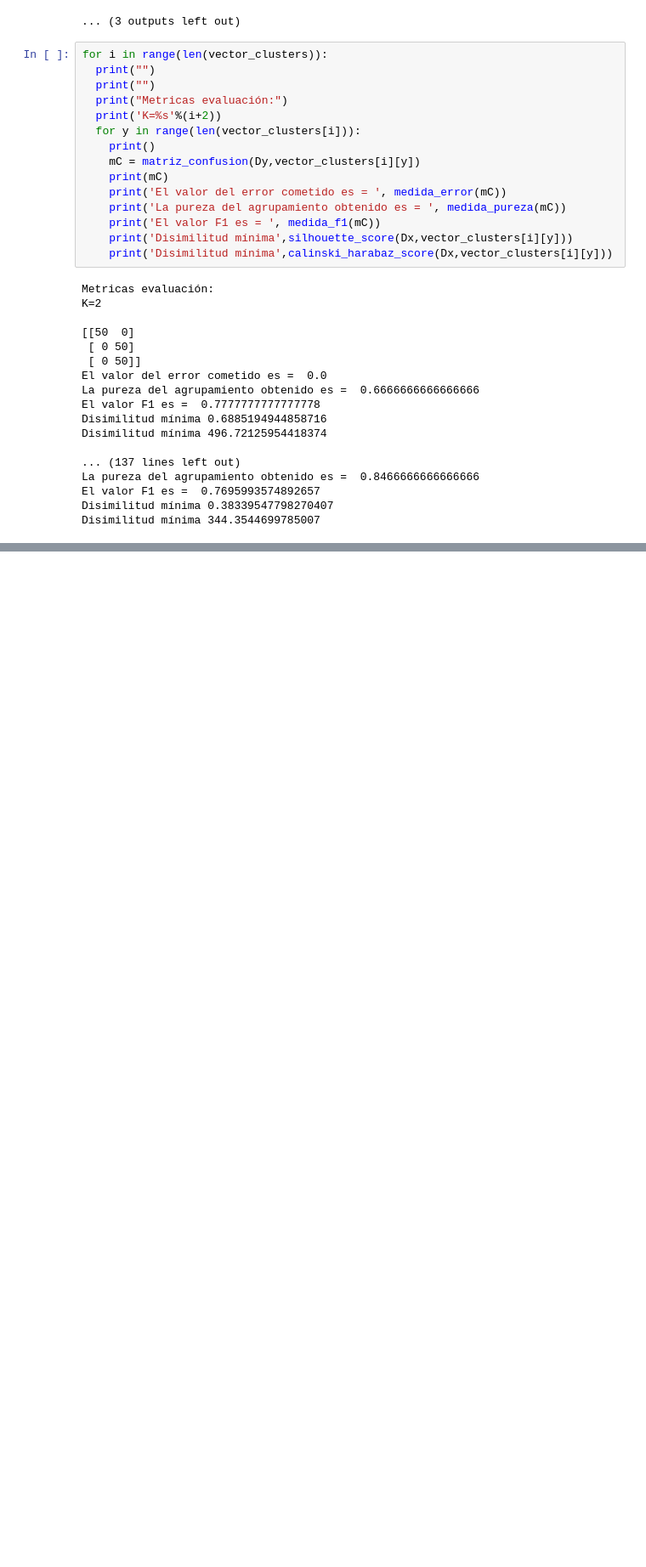
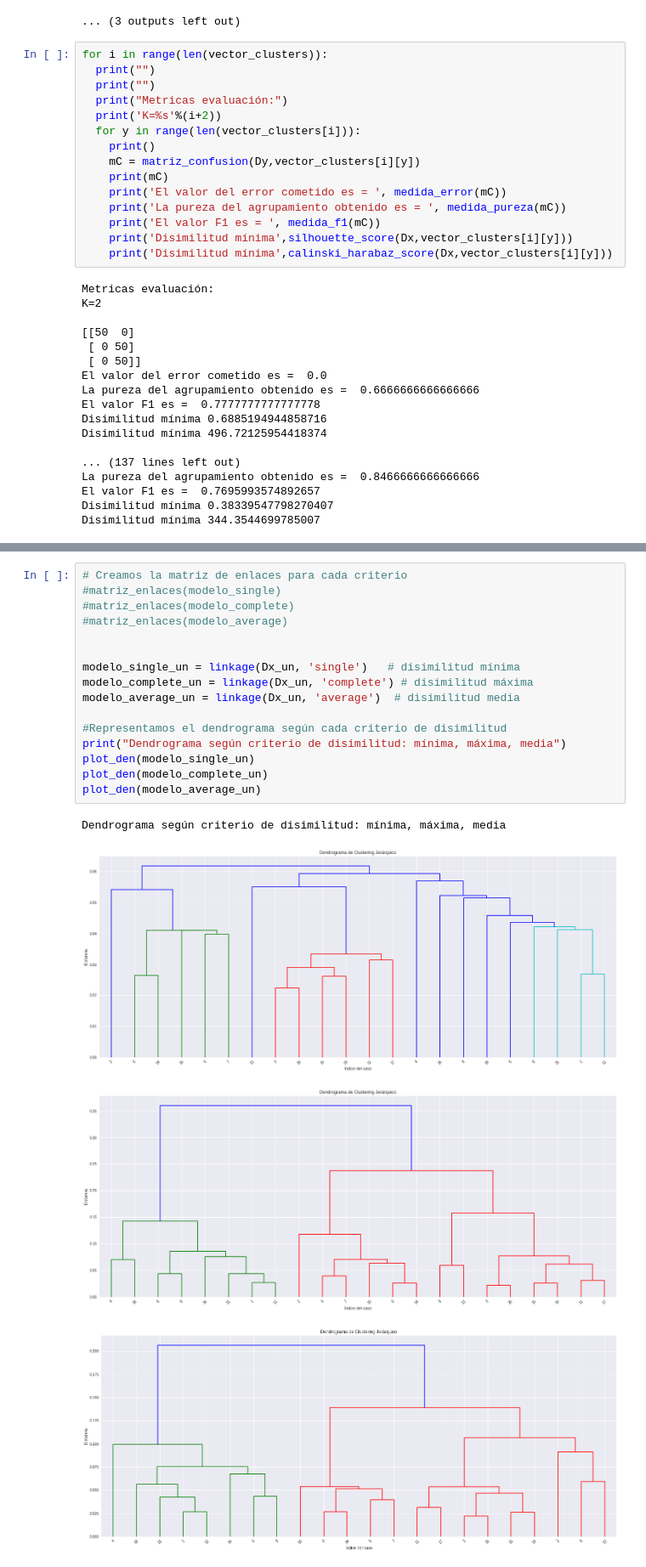
Before and after one commit to CarmenRaposo/06MAIR-Aprendizaje-No-Supervisado-Trabajo-Final, a Jupyter notebook: Trabajo Final/Trabajo_Final_Jerarquico.ipynb, the cells around one changed output, grey strips where cells are left out. Shown at 85% size. Drawn from its saved outputs; the diff is of its cells as text; blank space fills up the shorter version.

```diff
--- a/Trabajo Final/Trabajo_Final_Jerarquico.ipynb
+++ b/Trabajo Final/Trabajo_Final_Jerarquico.ipynb
@@ -236,0 +248,21 @@ ax[1].set_ylabel("Medida de Calinski Harabaz")
+# %%
+# Creamos la matriz de enlaces para cada criterio
+#matriz_enlaces(modelo_single)
+#matriz_enlaces(modelo_complete)
+#matriz_enlaces(modelo_average)
+
+
+modelo_single_un = linkage(Dx_un, 'single')   # disimilitud mínima
+modelo_complete_un = linkage(Dx_un, 'complete') # disimilitud máxima
+modelo_average_un = linkage(Dx_un, 'average')  # disimilitud media
+
+#Representamos el dendrograma según cada criterio de disimilitud
+print("Dendrograma según criterio de disimilitud: mínima, máxima, media")
+plot_den(modelo_single_un)
+plot_den(modelo_complete_un)
+plot_den(modelo_average_un)
+# %% [output]
+Dendrograma según criterio de disimilitud: mínima, máxima, media
+[figure, added]
+[figure, added]
+[figure, added]
```
Also changed, not shown: parts of 4 cells of this notebook.
